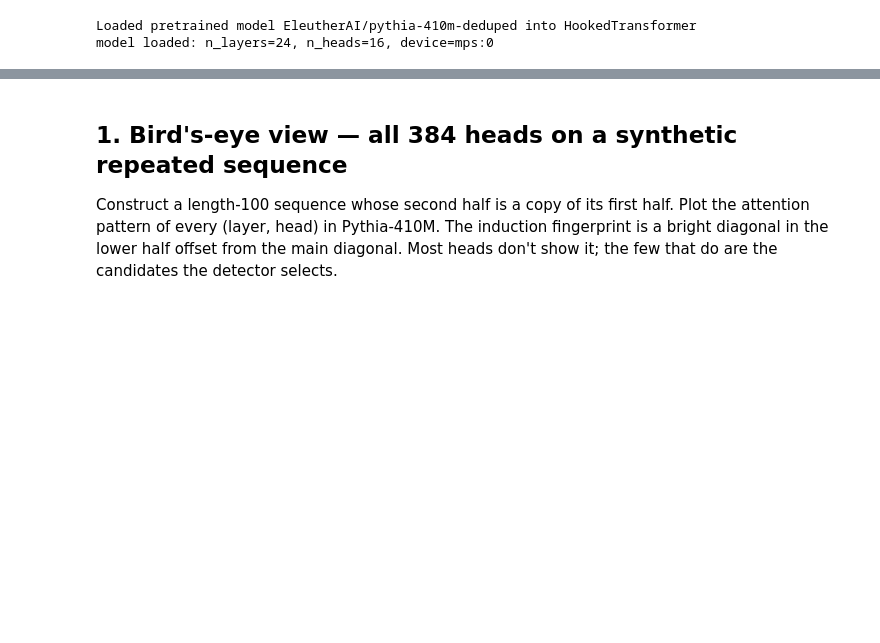
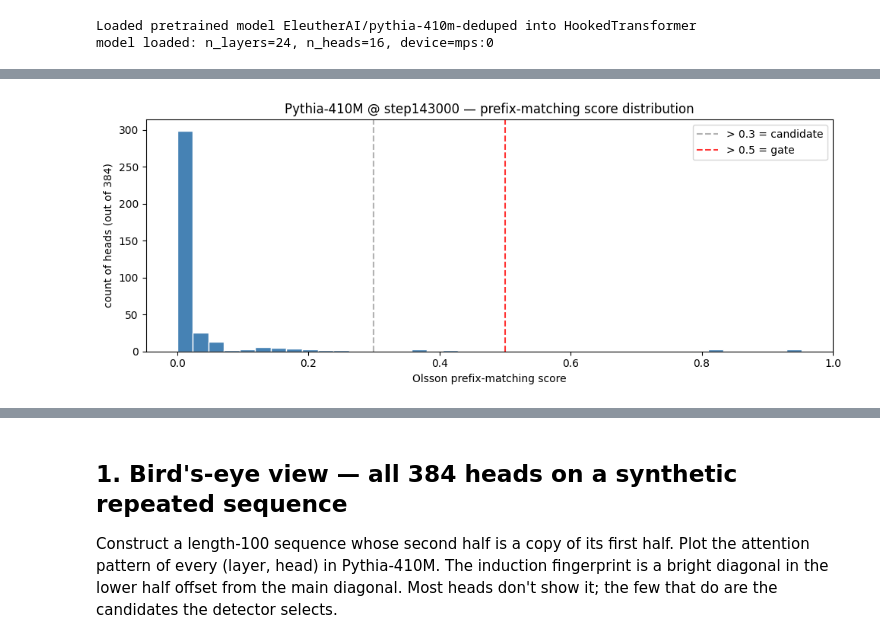
Before and after one commit to cam-berger/pythia-motif-emergence, a Jupyter notebook: notebooks/induction_heads_proof.ipynb, the cells around one changed output, grey strips where cells are left out. Saved outputs shown, nothing was run; the diff lists cells and outputs as text; code cells hidden in the pictures; blank space fills up the shorter version.

```diff
--- a/notebooks/induction_heads_proof.ipynb
+++ b/notebooks/induction_heads_proof.ipynb
@@ -47,0 +57,32 @@ def upper_tri_mask(n: int) -> np.ndarray:
+# %%
+GATE_THRESHOLD = 0.5
+result = prefix_matching_score(model, n_sequences=50, seq_len=100)
+
+# Rank all heads by score.
+ranked = [
+    (layer, head, float(result.scores[layer, head]))
+    for layer in range(n_layers)
+    for head in range(n_heads)
+]
+ranked.sort(key=lambda x: -x[2])
+
+above_gate = [r for r in ranked if r[2] > GATE_THRESHOLD]
+print(f'heads with prefix-matching > 0.3: '
+      f'{sum(1 for _, _, s in ranked if s > 0.3)}')
+print(f'heads with prefix-matching > {GATE_THRESHOLD}: {len(above_gate)}')
+print(f'\nDay 1 gate: {"PASS" if above_gate else "FAIL"}')
+
+print('\ntop-10 induction-head candidates (layer, head, score):')
+for layer, head, score in ranked[:10]:
+    marker = '  <-- gate' if score > GATE_THRESHOLD else ''
+    print(f'  L{layer:2d}H{head:2d}: {score:.4f}{marker}')
+
+# Use the top-3 as our induction candidates throughout the rest of the notebook.
+TOP_HEADS = [(layer, head) for layer, head, _ in ranked[:3]]
+# Control: lowest-scoring head from layer 0 (too-early to plausibly do induction).
+layer0 = sorted(
+    [(0, h, float(result.scores[0, h])) for h in range(n_heads)], key=lambda x: x[2]
+)
+CONTROL_HEAD = (layer0[0][0], layer0[0][1])
+print(f'\nTOP_HEADS    = {TOP_HEADS}')
+print(f'CONTROL_HEAD = {CONTROL_HEAD}')
@@ -47,0 +109,15 @@ def upper_tri_mask(n: int) -> np.ndarray:
+# %%
+# Score-distribution histogram: where does the prefix-matching mass concentrate?
+fig, ax = plt.subplots(figsize=(10, 4))
+all_scores = np.array([s for _, _, s in ranked])
+ax.hist(all_scores, bins=40, color='steelblue', edgecolor='white')
+ax.axvline(0.3, color='gray', linestyle='--', alpha=0.6, label='> 0.3 = candidate')
+ax.axvline(GATE_THRESHOLD, color='red', linestyle='--', alpha=0.8, label=f'> {GATE_THRESHOLD} = gate')
+ax.set_xlabel('Olsson prefix-matching score')
+ax.set_ylabel('count of heads (out of 384)')
+ax.set_title('Pythia-410M @ step143000 — prefix-matching score distribution')
+ax.legend()
+plt.tight_layout()
+plt.show()
+# %% [output]
+[figure, added]
```
Also changed, not shown: parts of 14 cells of this notebook, 2 other files.
